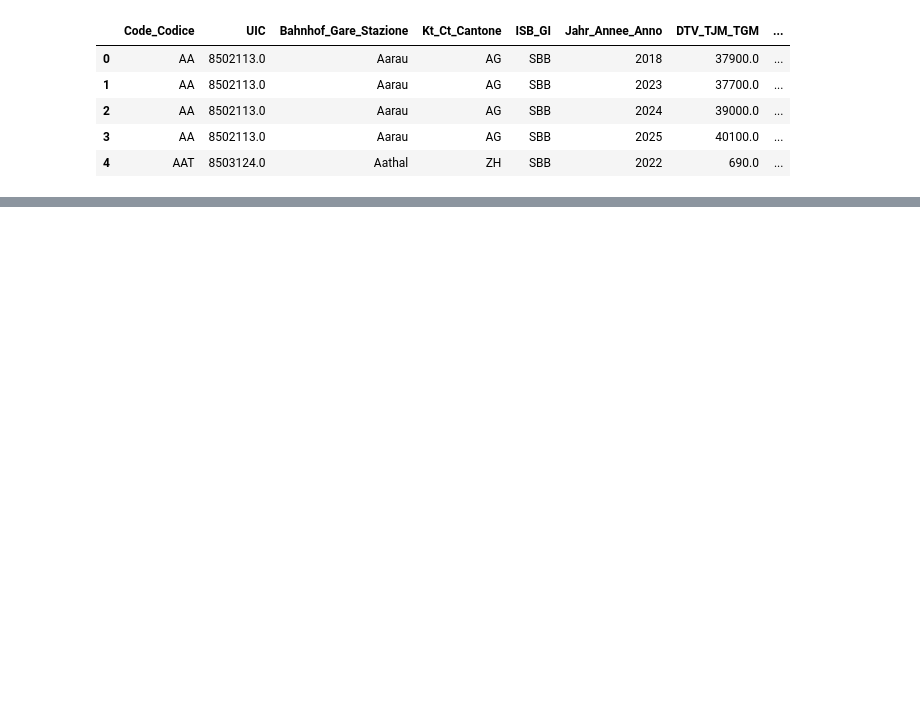
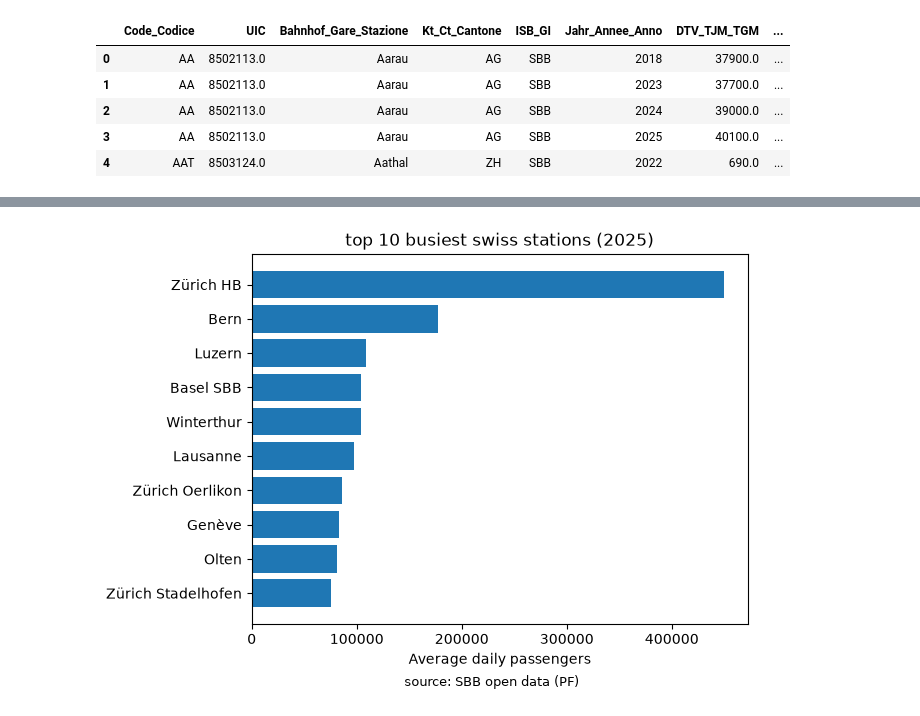
Before and after one commit to fatimaalame/seminaire-de-programmation, a Jupyter notebook: CW2_Ticket2Ride/ticket2ride.ipynb, the cells around one changed output, grey strips where cells are left out. Cells and saved outputs as stored; diff of their text form; code cells hidden in the pictures; blank space fills up the shorter version.

```diff
--- a/CW2_Ticket2Ride/ticket2ride.ipynb
+++ b/CW2_Ticket2Ride/ticket2ride.ipynb
@@ -13,0 +115,20 @@ df.head()
+# %%
+import matplotlib.pyplot as plt
+plt.barh(
+    top10["Bahnhof_Gare_Stazione"],
+    top10["DTV_TJM_TGM"]
+)
+plt.xlabel("Average daily passengers")
+plt.title("top 10 busiest swiss stations (2025)")
+plt.gca().invert_yaxis()
+
+#add our source
+plt.figtext(
+    0.5, -0.02,
+    "source: SBB open data (PF)",
+    ha="center",
+    fontsize=9
+)
+plt.show()
+# %% [output]
+[figure, added]
```
Also changed, not shown: parts of 12 cells of this notebook.
